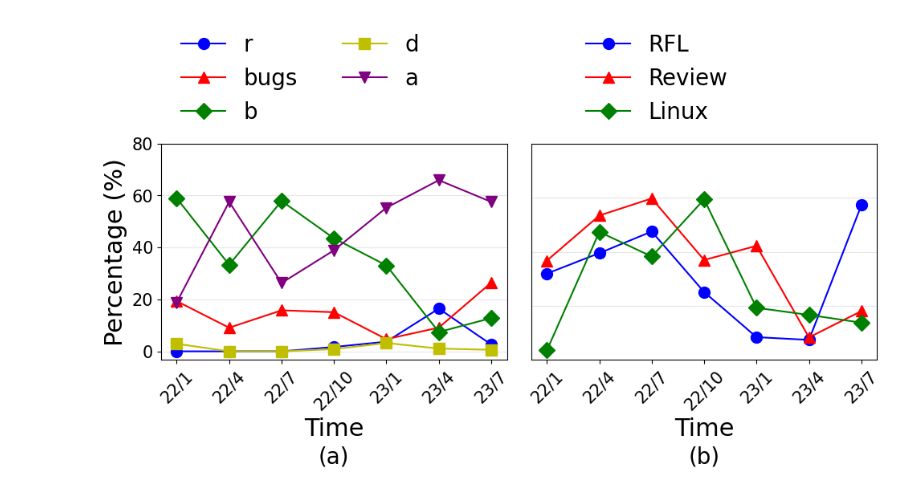
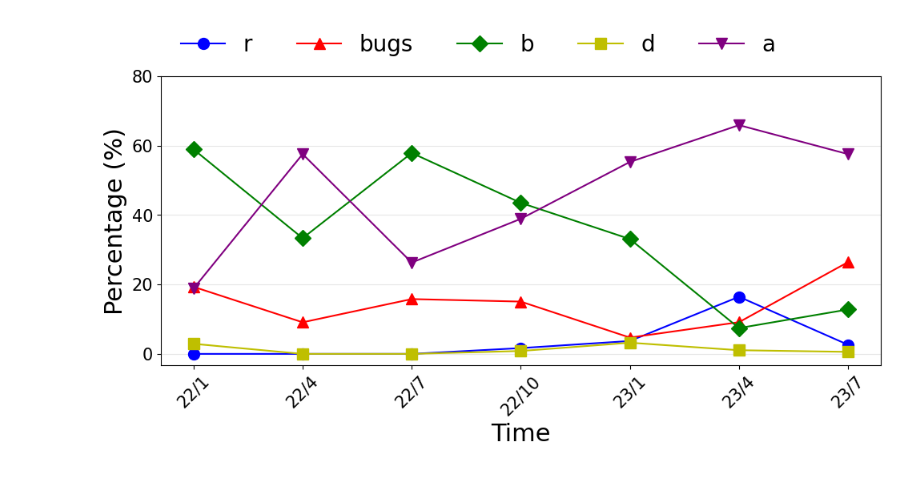
Before and after one commit to Richardhongyu/rfl_empirical_tools, a Jupyter notebook: figures_ppt/figure4.ipynb, the cells around one changed output. Cells and saved outputs as stored; diff of their text form; code cells hidden in the pictures.

```diff
--- a/figures_ppt/figure4.ipynb
+++ b/figures_ppt/figure4.ipynb
@@ -18,51 +18,51 @@ percentages = np.array([
     [2.61628, 16.45435, 3.7037, 1.67364, 0, 0, 0],
     [26.45349, 9.12951, 4.69136, 15.06276, 15.78947, 9.09091, 19.32367],
     [12.7907,7.431,33.08642,43.51464,57.89474,33.33333,58.9372],
     [0.5814, 1.06157, 3.20988, 0.83682, 0, 0, 2.89855],
     [57.55814, 65.92357, 55.30864, 38.91213, 26.31579, 57.57576, 18.84058],
 ])
 
 current_time = int(time.time())
 np.random.seed(current_time)
 process = np.random.rand(3, 7) * 60
 # 创建画布和子图
-fig, axs = plt.subplots(1, 2, figsize=(10,5),dpi=100)
+fig, axs = plt.subplots(1, 1, figsize=(10,5),dpi=100)
 
 # 绘制折线图
 markers = ['o', '^', 'D', 's', 'v']
 colors = ['b', 'r', 'g', 'y', 'purple']
 for i, per in enumerate(percentages):
     per = per[::-1]
-    axs[0].plot(dates, per, marker=markers[i], linestyle='-', color=colors[i], linewidth=1.5, label=labels_1[i], markersize=10)
+    axs.plot(dates, per, marker=markers[i], linestyle='-', color=colors[i], linewidth=1.5, label=labels_1[i], markersize=10)
 
-for i, pro in enumerate(process):
-    axs[1].plot(dates, pro, marker=markers[i], linestyle='-', color=colors[i], linewidth=1.5, label=labels_2[i], markersize=10)
+# for i, pro in enumerate(process):
+#     axs[1].plot(dates, pro, marker=markers[i], linestyle='-', color=colors[i], linewidth=1.5, label=labels_2[i], markersize=10)
 
 # 设置横轴和纵轴标签
 yticks = np.arange(0,100,20)
-axs[0].set_xlabel('Time', **label_font_conf)
-axs[0].set_ylabel('Percentage (%)', **label_font_conf)
-axs[0].set_yticks(yticks)
-axs[0].text(0.5, -0.5, '(a)', transform=axs[0].transAxes, fontsize=20, va='bottom', ha='center')
-axs[1].set_xlabel('Time', **label_font_conf)
+axs.set_xlabel('Time', **label_font_conf)
+axs.set_ylabel('Percentage (%)', **label_font_conf)
+axs.set_yticks(yticks)
+# axs.text(0.5, -0.5, '(a)', transform=axs.transAxes, fontsize=20, va='bottom', ha='center')
+# axs[1].set_xlabel('Time', **label_font_conf)
 # axs[1].set_ylabel('The Merged Process of RFL (%)', **label_font_conf)
-axs[1].set_yticks(yticks)
-axs[1].text(0.5, -0.5, '(b)', transform=axs[1].transAxes, fontsize=20, va='bottom', ha='center')
+# axs[1].set_yticks(yticks)
+# axs[1].text(0.5, -0.5, '(b)', transform=axs[1].transAxes, fontsize=20, va='bottom', ha='center')
 
-axs[0].grid(axis='y', alpha=0.3)
-axs[1].grid(axis='y', alpha=0.3)
+axs.grid(axis='y', alpha=0.3)
+# axs[1].grid(axis='y', alpha=0.3)
 
-axs[0].tick_params(labelsize=15)
-axs[0].tick_params(axis='x', rotation=45)
-axs[1].tick_params(labelsize=15)
-axs[1].tick_params(axis='x', rotation=45)
-axs[1].tick_params(axis='y', labelleft=False, left=False)
+axs.tick_params(labelsize=15)
+axs.tick_params(axis='x', rotation=45)
+# axs[1].tick_params(labelsize=15)
+# axs[1].tick_params(axis='x', rotation=45)
+# axs[1].tick_params(axis='y', labelleft=False, left=False)
 
 # 显示图形
 plt.tight_layout()
-axs[0].legend(loc='lower left', ncol=2, bbox_to_anchor=(0, 1), frameon=False, columnspacing=2, fontsize=20)
-axs[1].legend(loc='lower left', ncol=1, bbox_to_anchor=(0.1, 1), frameon=False, columnspacing=2, fontsize=20)
+axs.legend(loc='lower left', ncol=5, bbox_to_anchor=(0, 1), frameon=False, columnspacing=2, fontsize=20)
+# axs[1].legend(loc='lower left', ncol=1, bbox_to_anchor=(0.1, 1), frameon=False, columnspacing=2, fontsize=20)
 # plt.show()
 plt.savefig('./figure4.pdf', bbox_inches="tight")
 # %% [output]
-[figure, old version]
+[figure, new version]
```
Also changed, not shown: 5 other files.
